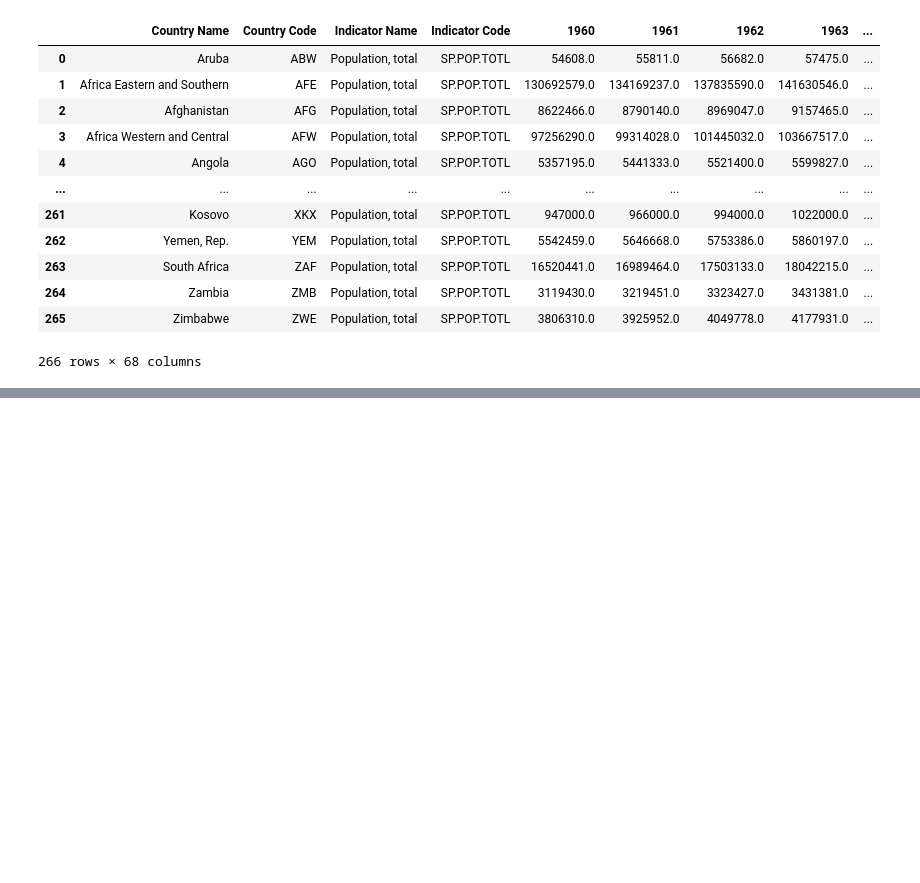
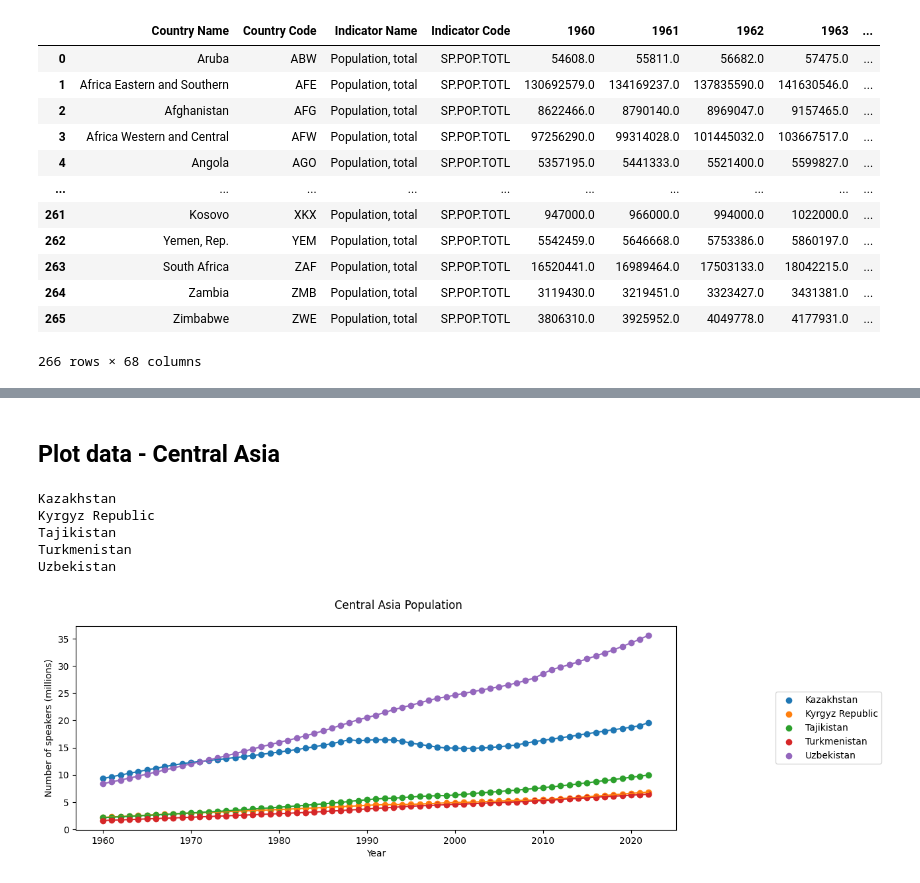
Before and after one commit to watson-e-and/world-language-modeling, a Jupyter notebook: Annie.ipynb, the cells around one changed output, grey strips where cells are left out. Drawn from its saved outputs; the diff is of its cells as text; code cells hidden in the pictures; blank space fills up the shorter version.

```diff
--- a/Annie.ipynb
+++ b/Annie.ipynb
@@ -44,0 +73,30 @@ df
+# %% [markdown]
+## Plot data - Central Asia
+# %%
+# Plot the P1 data
+
+fig, ax = plt.subplots(figsize=(13, 4))
+
+for country in populations_central_asia:
+    print(country)
+    ax.scatter(df_plotting.index, df_plotting[country] / 10**6, label = country)
+    ax.plot(df_plotting.index, df_plotting[country] / 10**6) # remove this line to remove the lines connecting the points
+
+# move the legend outside the plot
+# https://builtin.com/data-science/matplotlib-legend-outside-plot
+pos = ax.get_position()
+ax.set_position([pos.x0, pos.y0, pos.width * 0.9, pos.height])
+ax.legend(loc='center right', bbox_to_anchor=(1.35, 0.5))
+
+fig.suptitle("Central Asia Population")
+ax.set_ylabel("Number of speakers (millions)")
+ax.set_xlabel("Year")
+plt.show()
+plt.close()
+# %% [output]
+Kazakhstan
+Kyrgyz Republic
+Tajikistan
+Turkmenistan
+Uzbekistan
+[figure, added]
```
Also changed, not shown: parts of 7 cells of this notebook.
